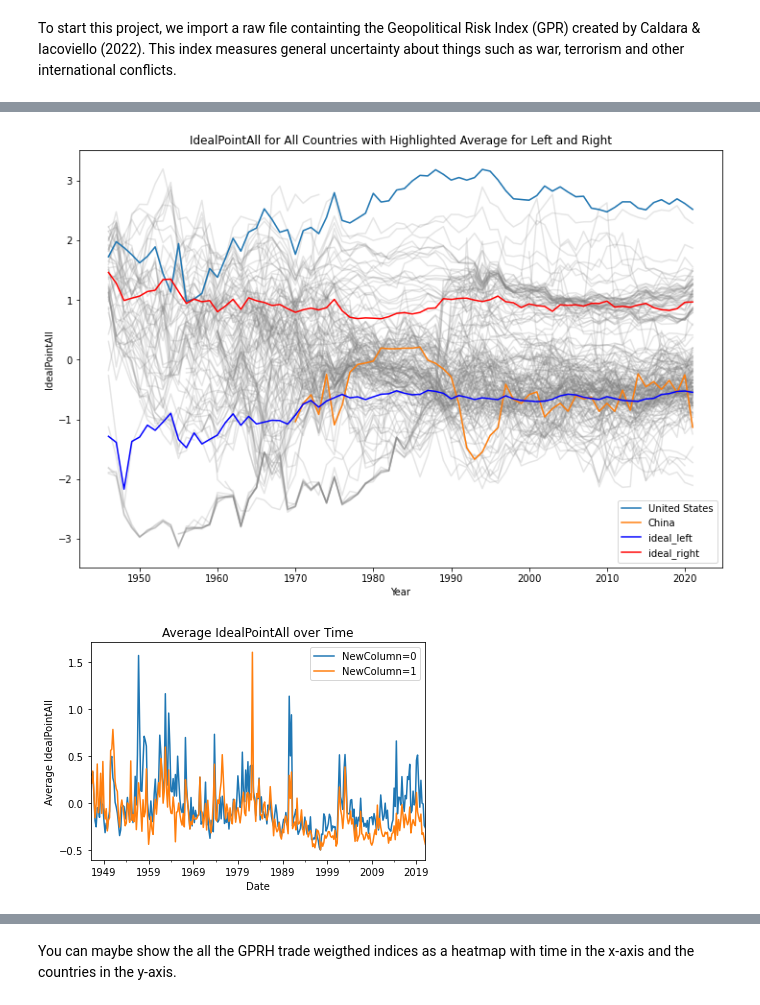
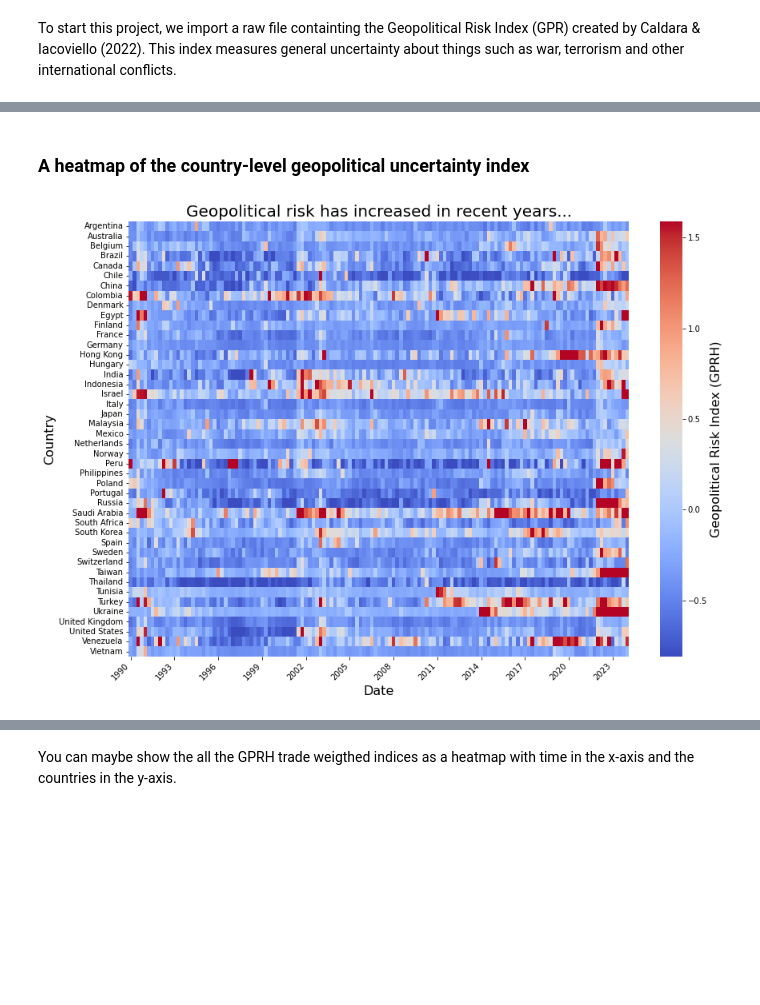
Before and after one commit to NumEconCopenhagen/projects-2024-mikkel-thomas, a Jupyter notebook: dataproject/dataproject.ipynb, the cells around one changed output, grey strips where cells are left out. Cells and saved outputs as stored; diff of their text form; code cells hidden in the pictures; blank space fills up the shorter version.

Commit message:
Created four plots

```diff
--- a/dataproject/dataproject.ipynb
+++ b/dataproject/dataproject.ipynb
@@ -530,33 +29,0 @@ merged_df.head(50)
-# %%
-# Plot the underlying 'IdealPointAll' lines in grey
-plt.figure(figsize=(12,8))
-for column in pivot_df.columns:
-    if column not in ['ideal_left', 'ideal_right']:
-        plt.plot(pivot_df.index, pivot_df[column], color='grey', alpha=0.2)
-
-# Plot the 'ideal_left' and 'ideal_right' lines in different colors
-plt.plot(pivot_df.index, pivot_df['United States'], label='United States')
-plt.plot(pivot_df.index, pivot_df['China'], label='China')
-plt.plot(pivot_df.index, pivot_df['ideal_left'], color='blue', label='ideal_left')
-plt.plot(pivot_df.index, pivot_df['ideal_right'], color='red', label='ideal_right')
-
-plt.xlabel('Year')
-plt.ylabel('IdealPointAll')
-plt.title('IdealPointAll for All Countries with Highlighted Average for Left and Right')
-plt.legend()
-plt.show()
-# %% [output]
-[figure, removed]
-# %%
-# Create separate line plots for each value of 'NewColumn'
-for new_column_value in average_ideal_point.index.get_level_values('NewColumn').unique():
-    subset = average_ideal_point.xs(new_column_value, level='NewColumn')
-    subset.plot(kind='line', label=f'NewColumn={new_column_value}')
-
-plt.title('Average IdealPointAll over Time')
-plt.xlabel('Date')
-plt.ylabel('Average IdealPointAll')
-plt.legend()
-plt.show()
-# %% [output]
-[figure, removed]
@@ -562,0 +36,6 @@ plt.show()
+# %% [markdown]
+### A heatmap of the country-level geopolitical uncertainty index
+# %%
+dataproject.heatmap_gpr(df_gpr)
+# %% [output]
+[figure, added]
```
Also changed, not shown: parts of 83 cells of this notebook, 3 other files.
